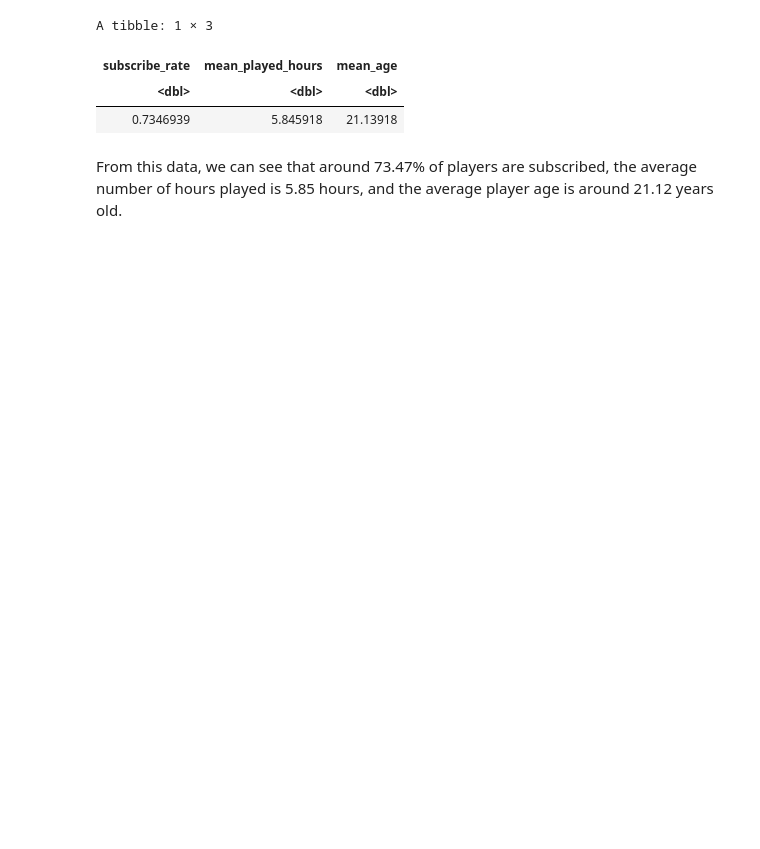
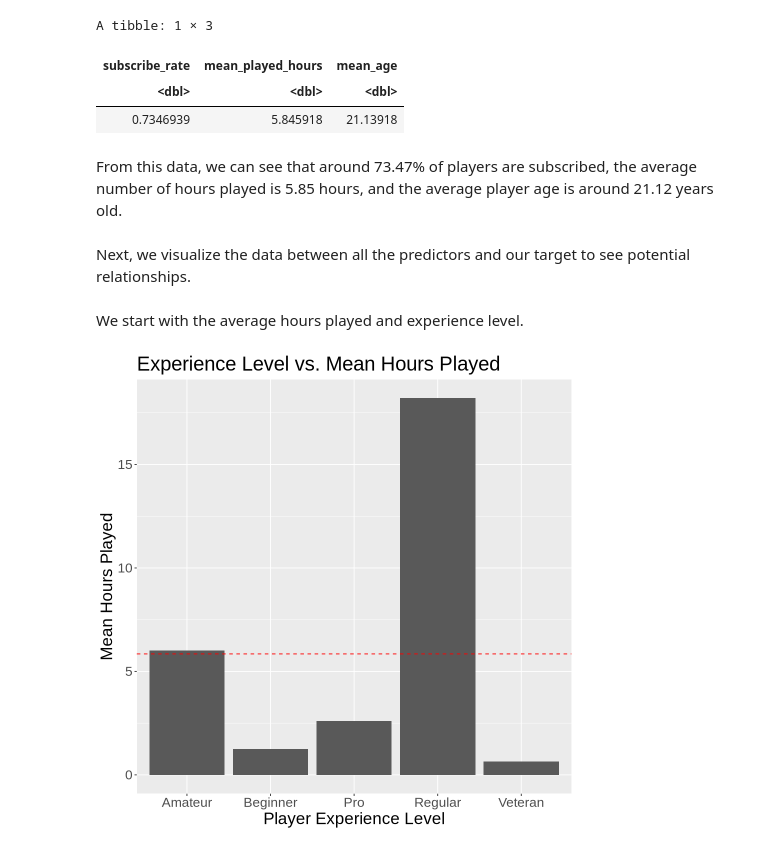
Before and after one commit to testifyer1041/DSCI-100-Group-Project-Individual-33-Samuel-Yu, a Jupyter notebook: DSCI 100 Group Project Individual 33 Samuel Yu.ipynb, the cells around one changed output. Drawn from its saved outputs; the diff is of its cells as text; code cells hidden in the pictures; blank space fills up the shorter version.

Commit message:
Completed 3. Exploratory Data Analysis and Visualization portion.

```diff
--- a/DSCI 100 Group Project Individual 33 Samuel Yu.ipynb
+++ b/DSCI 100 Group Project Individual 33 Samuel Yu.ipynb
@@ -72,3 +72,19 @@ A tibble: 1 × 3
 | 0.7346939 | 5.845918 | 21.13918 |
 # %% [markdown]
 From this data, we can see that around 73.47% of players are subscribed, the average number of hours played is 5.85 hours, and the average player age is around 21.12 years old.
+# %% [markdown]
+Next, we visualize the data between all the predictors and our target to see potential relationships.
+# %% [markdown]
+We start with the average hours played and experience level.
+# %%
+options(repr.plot.width = 8, repr.plot.height = 8)
+players_data |>
+    group_by(experience)|>
+    summarize(mean_hours_played = mean(played_hours, na.rm = TRUE)) |>
+    ggplot(aes(x = experience, y = mean_hours_played)) +
+    geom_bar(stat = "identity") +
+    geom_hline(yintercept = mean(players_data$played_hours, na.rm = TRUE), linetype = "dashed", color = "red") +
+    labs(x = "Player Experience Level", y = "Mean Hours Played", title = "Experience Level vs. Mean Hours Played") +
+    theme(text = element_text(size = 20))
+# %% [output]
+[figure, added]
```
Also changed, not shown: parts of 10 cells of this notebook.
